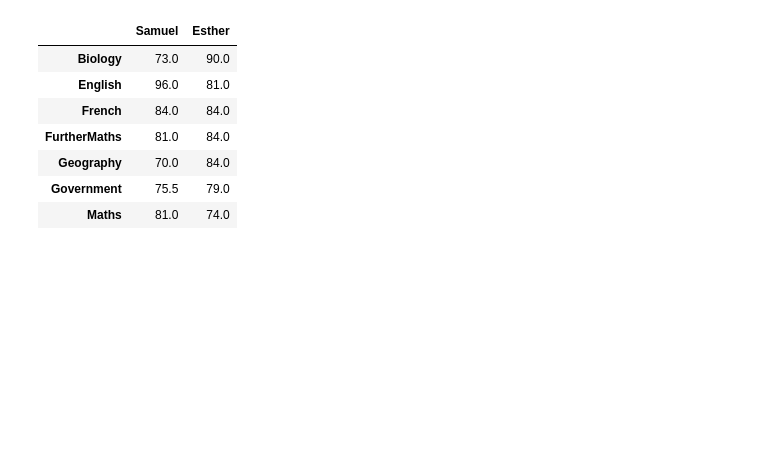
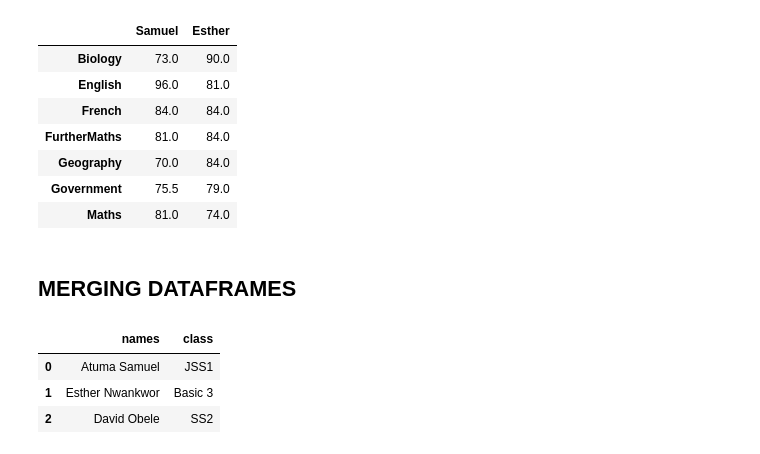
Before and after one commit to samuelatuma1/PythonForRx, a Jupyter notebook: scope_rules.ipynb, the cells around one changed output. Cells and saved outputs as stored; diff of their text form; code cells hidden in the pictures; blank space fills up the shorter version.

```diff
--- a/scope_rules.ipynb
+++ b/scope_rules.ipynb
@@ -1664,3 +1693,5 @@ dataframe.interpolate()
 | Geography | 70.0 | 84.0 |
 | Government | 75.5 | 79.0 |
 | Maths | 81.0 | 74.0 |
+# %% [markdown]
+## MERGING DATAFRAMES
@@ -1666,0 +1700,14 @@ dataframe.interpolate()
+# %%
+DataFrame1 = pd.DataFrame({
+    "names" : {0: "Atuma Samuel", 1: "Esther Nwankwor", 2: "David Obele"},
+    "class" : {0: "JSS1", 1: "Basic 3", 2: "SS2"},
+})
+DataFrame2 = pd.DataFrame([
+    {"names": "Samuel Elton", ""}
+])
+DataFrame1
+# %% [output]
+|  | names | class |
+| 0 | Atuma Samuel | JSS1 |
+| 1 | Esther Nwankwor | Basic 3 |
+| 2 | David Obele | SS2 |
```
Also changed, not shown: parts of 7 cells of this notebook, 1 other file.
